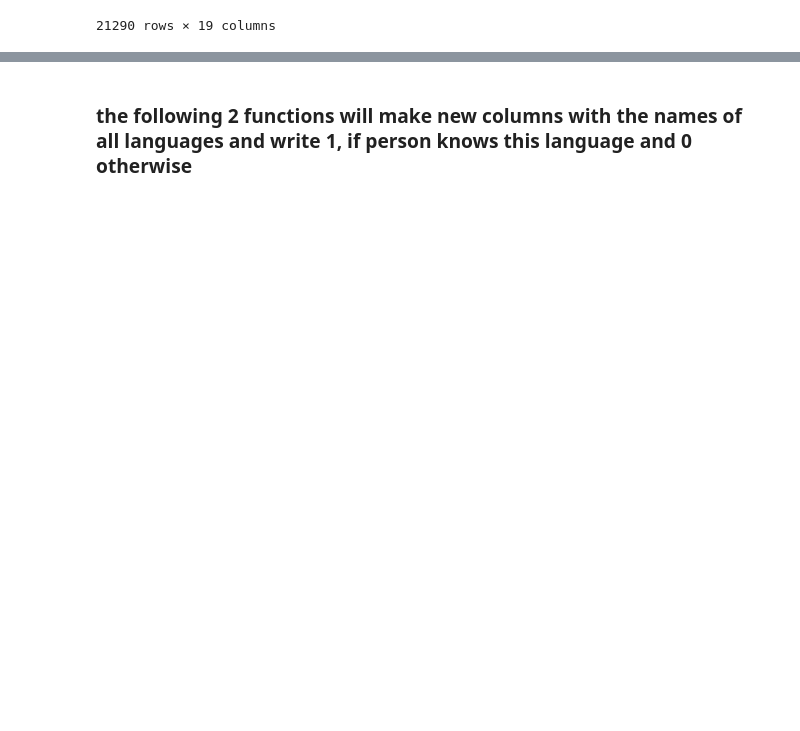
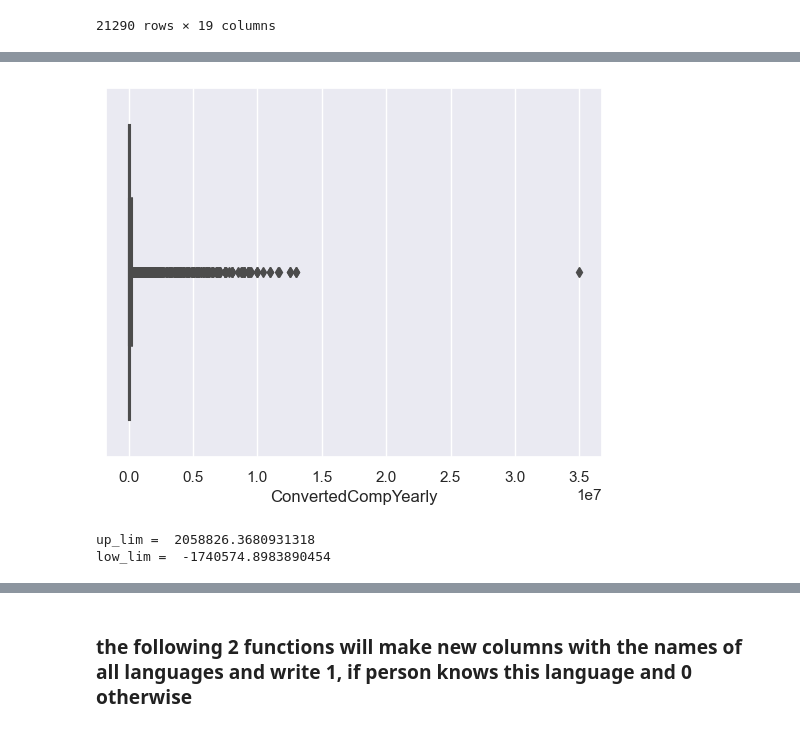
Before and after one commit to tomasohCHOM/PredictMyTechSalary, a Jupyter notebook: Data_Cleaning.ipynb, the cells around one changed output, grey strips where cells are left out. Drawn from its saved outputs; the diff is of its cells as text; code cells hidden in the pictures; blank space fills up the shorter version.

```diff
--- a/Data_Cleaning.ipynb
+++ b/Data_Cleaning.ipynb
@@ -382,3 +382,6 @@ df
 | 73116 | 73117 | 2 | 2 | 2 | 1 | 4 | 16 | 9 | 1 | ... |
 | 73119 | 73120 | 2 | 2 | 2 | 1 | 2 | 1 | 3 | 1 | ... |
 21290 rows × 19 columns
+# %%
+df['ConvertedCompYearly'] = df['ConvertedCompYearly'].astype(int)
+df.dtypes
@@ -384,0 +423,19 @@ df
+# %%
+import sklearn
+from sklearn.datasets import load_diabetes
+import pandas as pd
+import matplotlib.pyplot as plt
+import seaborn as sns
+import matplotlib.pyplot as plt
+sns.boxplot(x = df['ConvertedCompYearly'])
+plt.show()
+# %% [output]
+[figure, added]
+# %%
+up_lim = df['ConvertedCompYearly'].mean() + 3*df['ConvertedCompYearly'].std()
+low_lim = df['ConvertedCompYearly'].mean() - 3*df['ConvertedCompYearly'].std()
+print('up_lim = ',up_lim)
+print('low_lim = ',low_lim)
+# %% [output]
+up_lim =  2058826.3680931318
+low_lim =  -1740574.8983890454
```
Also changed, not shown: parts of 9 cells of this notebook, 1 other file.
